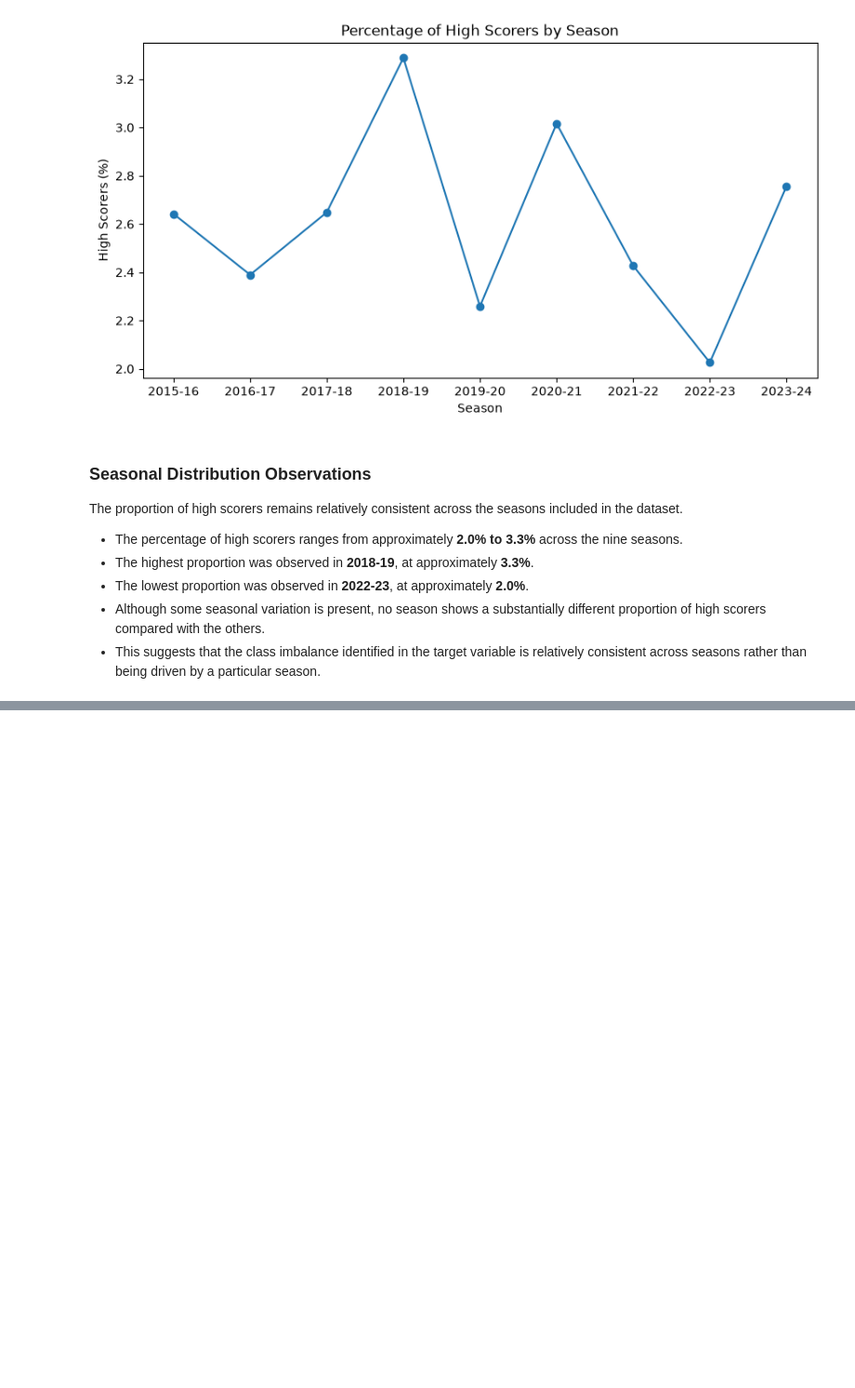
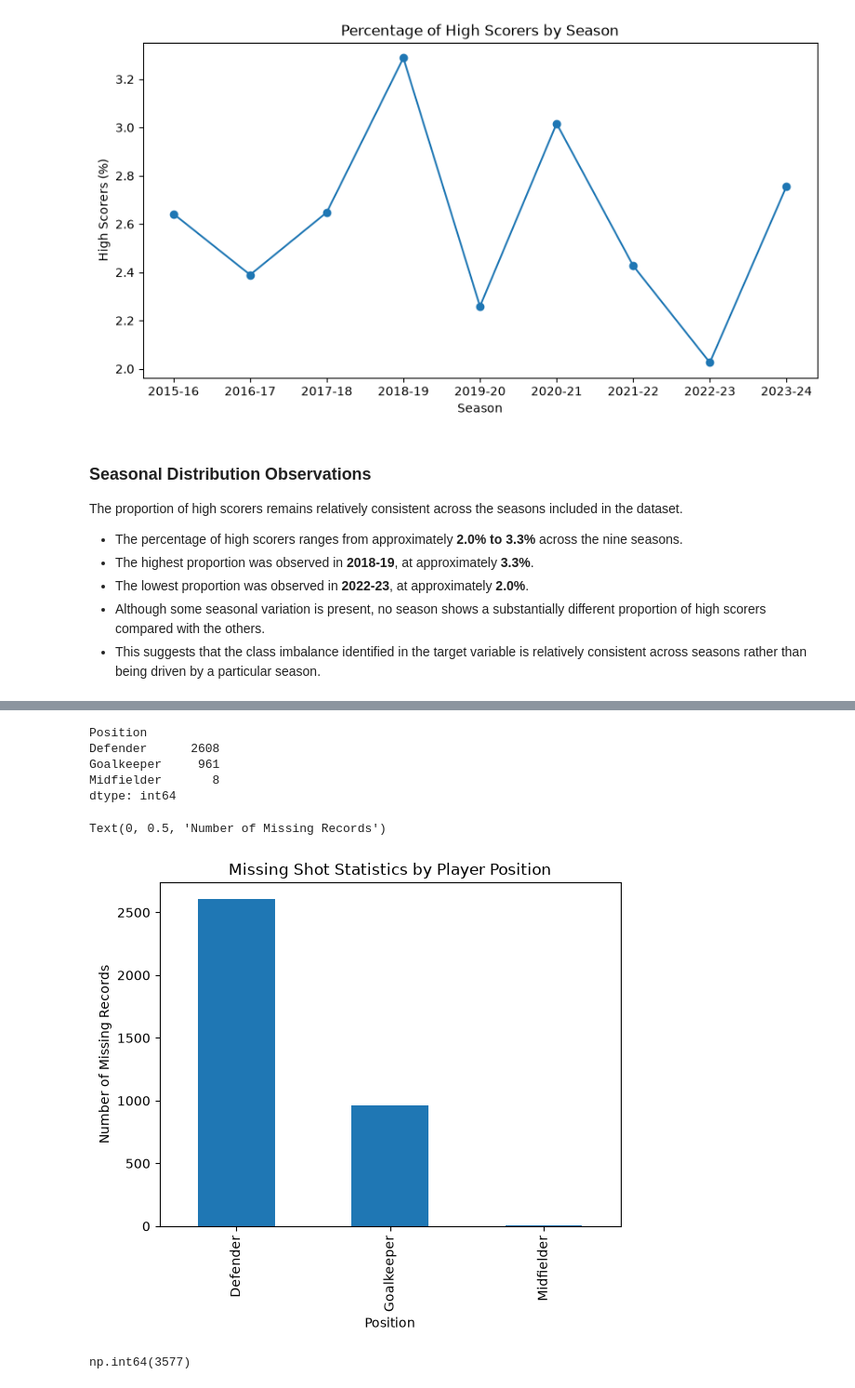
Before and after one commit to garethrogers28/premier-league-predictor, a Jupyter notebook: jupyter_notebooks/03_Exploratory_Data_Analysis.ipynb, the cells around one changed output, grey strips where cells are left out. Shown at 93% size. Cells and saved outputs as stored; diff of their text form; code cells hidden in the pictures; blank space fills up the shorter version.

Commit message:
Analyse missing values in predictor features

```diff
--- a/jupyter_notebooks/03_Exploratory_Data_Analysis.ipynb
+++ b/jupyter_notebooks/03_Exploratory_Data_Analysis.ipynb
@@ -581,0 +632,21 @@ The proportion of high scorers remains relatively consistent across the seasons
+# %%
+missing_shots=df[df["Shots"].isna()]
+# %%
+missing_shots.groupby("Position").size()
+# %% [output]
+Position
+Defender      2608
+Goalkeeper     961
+Midfielder       8
+dtype: int64
+# %%
+missing_shots_by_position = missing_shots.groupby("Position").size()
+# %%
+ax = missing_shots_by_position.plot(kind="bar")
+
+ax.set_title("Missing Shot Statistics by Player Position")
+ax.set_xlabel("Position")
+ax.set_ylabel("Number of Missing Records")
+# %% [output]
+Text(0, 0.5, 'Number of Missing Records')
+[figure, added]
@@ -581,0 +660,4 @@ The proportion of high scorers remains relatively consistent across the seasons
+# %%
+df[shooting_columns].isna().all(axis=1).sum()
+# %% [output]
+np.int64(3577)
```
Also changed, not shown: parts of 8 cells of this notebook.
